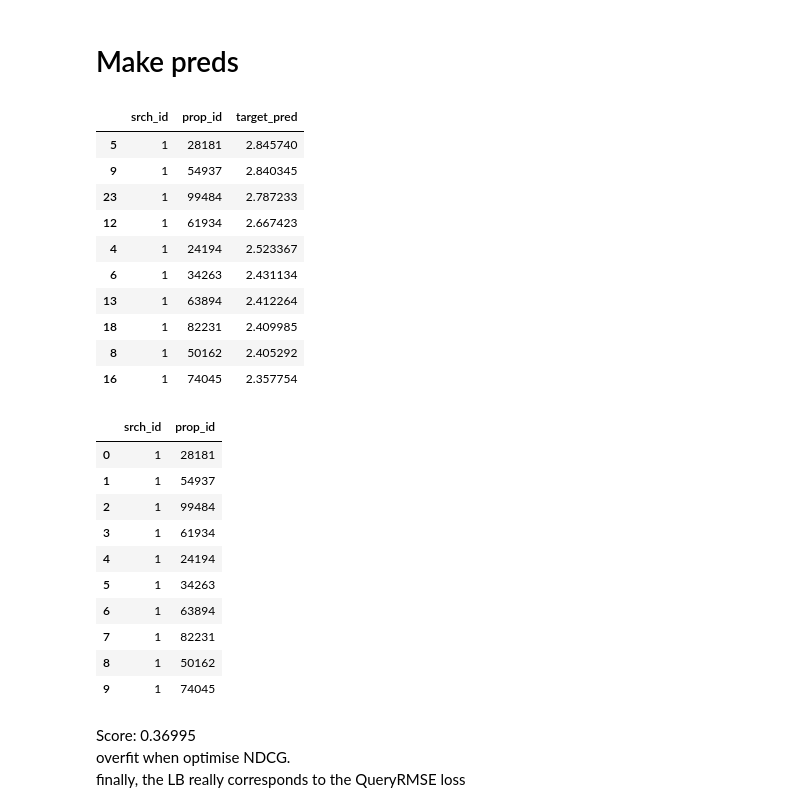
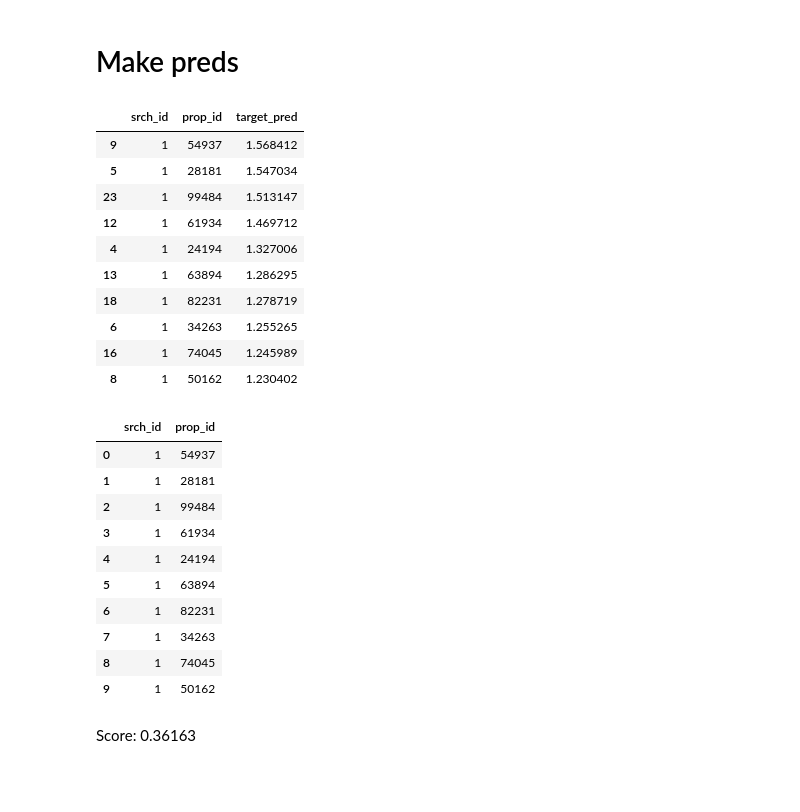
Before and after one commit to OlegBEZb/Personalize-Expedia-Hotel-Searches, a Jupyter notebook: Catboost_ranker_book_click_not.ipynb, the cells around one changed output. Cells and saved outputs as stored; diff of their text form; code cells hidden in the pictures; blank space fills up the shorter version.

Commit message:
added new features. made 4th subm. Score: 0.36163. slight overfit

```diff
--- a/Catboost_ranker_book_click_not.ipynb
+++ b/Catboost_ranker_book_click_not.ipynb
@@ -96,13 +72,11 @@ train_pool = Pool(data=X_train.drop(drop_cols, axis=1),
 # %%
 X_val = pd.read_pickle(os.path.join(data_path, 'X_val.pickle'))
 y_val = pd.read_pickle(os.path.join(data_path, 'y_val.pickle'))
-# groups_val = pd.read_pickle(os.path.join(data_path, 'groups_val.pickle'))
+groups_val = X_val[group_col] # pd.read_pickle(os.path.join(data_path, 'groups_val.pickle'))
 
-X_val = downcast(X_val)
-
-val_pool = Pool(data=X_val.drop(drop_cols, axis=1),
+val_pool = Pool(data=X_val,
                 label=y_val,
-                group_id=X_val[group_col],
+                group_id=groups_val,
                 cat_features=CAT_FEATURES,
                 )
 # %% [markdown]
@@ -152,10 +126,10 @@ val_pool = Pool(data=X_val.drop(drop_cols, axis=1),
 # Fit final model
 # %%
 params = {
-    "iterations": 1000,
+    "iterations": 700,
     'loss_function': 'QueryRMSE',
-    'custom_metric': ['MAP:top=5'],
-    'eval_metric': 'NDCG:top=5;type=Base;denominator=LogPosition',
+    'custom_metric': ['NDCG:top=5;type=Base;denominator=LogPosition', 'MAP:top=5'],
+#     'eval_metric': 'NDCG:top=5;type=Base;denominator=LogPosition',
     "verbose": False,
     'early_stopping_rounds': 100,
     'use_best_model': True,
@@ -233,8 +205,6 @@ for method in ['LossFunctionChange', 'PredictionValuesChange']:
 # Make preds
 # %%
 subm_df = pd.read_pickle('data/submission_df_preprocessed.pickle')
-# %%
-subm_df = downcast(subm_df)
 # %%
 # from feature_engine.preprocessing import MatchVariables
 
@@ -243,50 +213,50 @@ subm_df = downcast(subm_df)
 # match_columns.fit(X_train)
 
 # df_transformed = match_columns.transform(subm_df)
+# %%
+subm_name = 'submission_4.csv'
 # %%
 subm_pool = Pool(
-    data=subm_df.drop(drop_cols, axis=1),
+    data=subm_df,
     group_id=subm_df[group_col],
     cat_features=CAT_FEATURES,
 )
 
 subm_pred = model.predict(subm_pool)
 
 output_df = pd.DataFrame({group_col: subm_df[group_col],
                           'prop_id': subm_df['prop_id'],
                           ranking_target+'_pred': subm_pred,
                           })
 output_df.sort_values(by=[group_col, ranking_target+'_pred'],
                       ascending=[True, False], inplace=True)
-output_df[[group_col, 'prop_id']].to_csv('submission_3.csv', index=False)
+output_df[[group_col, 'prop_id']].to_csv(subm_name, index=False)
 output_df.head(10)
 # %% [output]
 |  | srch_id | prop_id | target_pred |
-| 5 | 1 | 28181 | 2.845740 |
-| 9 | 1 | 54937 | 2.840345 |
-| 23 | 1 | 99484 | 2.787233 |
-| 12 | 1 | 61934 | 2.667423 |
-| 4 | 1 | 24194 | 2.523367 |
-| 6 | 1 | 34263 | 2.431134 |
-| 13 | 1 | 63894 | 2.412264 |
-| 18 | 1 | 82231 | 2.409985 |
-| 8 | 1 | 50162 | 2.405292 |
-| 16 | 1 | 74045 | 2.357754 |
+| 9 | 1 | 54937 | 1.568412 |
+| 5 | 1 | 28181 | 1.547034 |
+| 23 | 1 | 99484 | 1.513147 |
+| 12 | 1 | 61934 | 1.469712 |
+| 4 | 1 | 24194 | 1.327006 |
+| 13 | 1 | 63894 | 1.286295 |
+| 18 | 1 | 82231 | 1.278719 |
+| 6 | 1 | 34263 | 1.255265 |
+| 16 | 1 | 74045 | 1.245989 |
+| 8 | 1 | 50162 | 1.230402 |
 # %%
-pd.read_csv('submission_3.csv', nrows=10)
+pd.read_csv(subm_name, nrows=10)
 # %% [output]
 |  | srch_id | prop_id |
-| 0 | 1 | 28181 |
-| 1 | 1 | 54937 |
+| 0 | 1 | 54937 |
+| 1 | 1 | 28181 |
 | 2 | 1 | 99484 |
 | 3 | 1 | 61934 |
 | 4 | 1 | 24194 |
-| 5 | 1 | 34263 |
-| 6 | 1 | 63894 |
-| 7 | 1 | 82231 |
-| 8 | 1 | 50162 |
-| 9 | 1 | 74045 |
+| 5 | 1 | 63894 |
+| 6 | 1 | 82231 |
+| 7 | 1 | 34263 |
+| 8 | 1 | 74045 |
+| 9 | 1 | 50162 |
-# %% [markdown]
-Score: 0.36995
-overfit when optimise NDCG.
-finally, the LB really corresponds to the QueryRMSE loss
+# %% [markdown]
+Score: 0.36163
```
Also changed, not shown: parts of 15 cells of this notebook, 5 other files.
